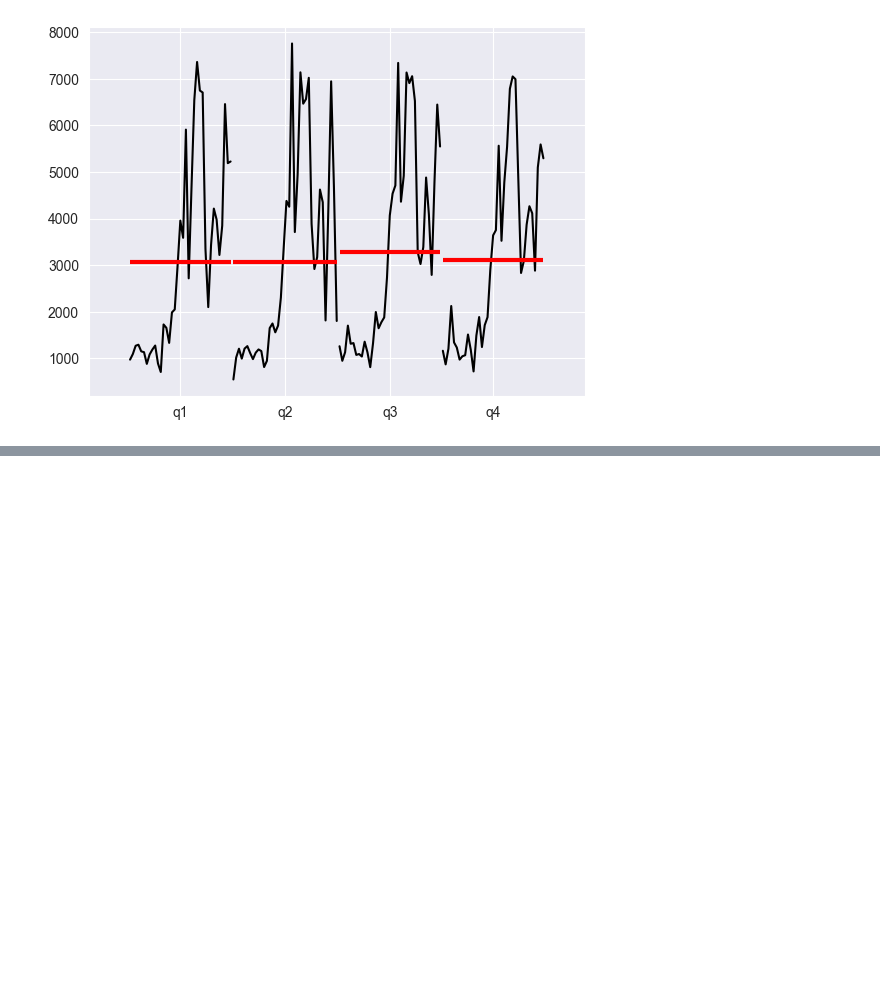
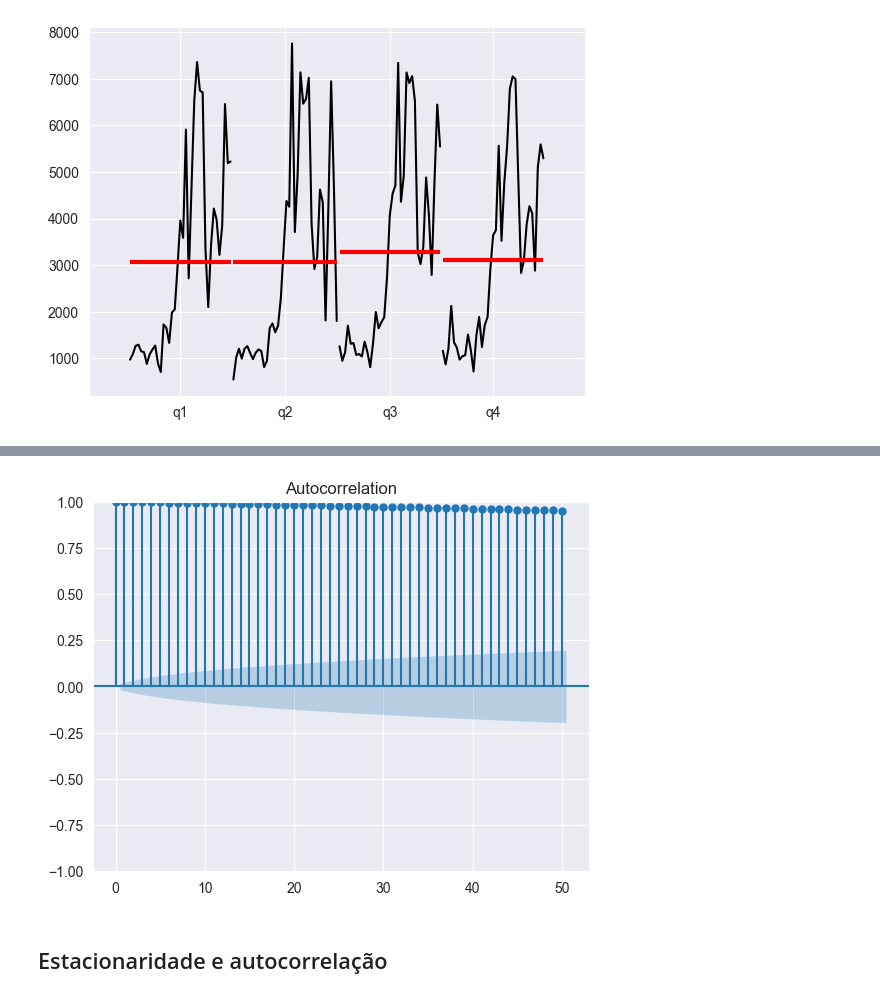
Before and after one commit to giulianafernandes/tech_challenge-oil_forecasting, a Jupyter notebook: oil_forecasting.ipynb, the cells around one changed output, grey strips where cells are left out. Saved outputs shown, nothing was run; the diff lists cells and outputs as text; code cells hidden in the pictures; blank space fills up the shorter version.

```diff
--- a/oil_forecasting.ipynb
+++ b/oil_forecasting.ipynb
@@ -273,0 +326,8 @@ plot_trimestral = quarter_plot(preco_trimestral)
+# %%
+import statsmodels.api as sm
+sm.graphics.tsa.plot_acf(dados, lags=50)
+plt.show()
+# %% [output]
+[figure, added]
+# %% [markdown]
+## Estacionaridade e autocorrelação
```
Also changed, not shown: parts of 71 cells of this notebook.
